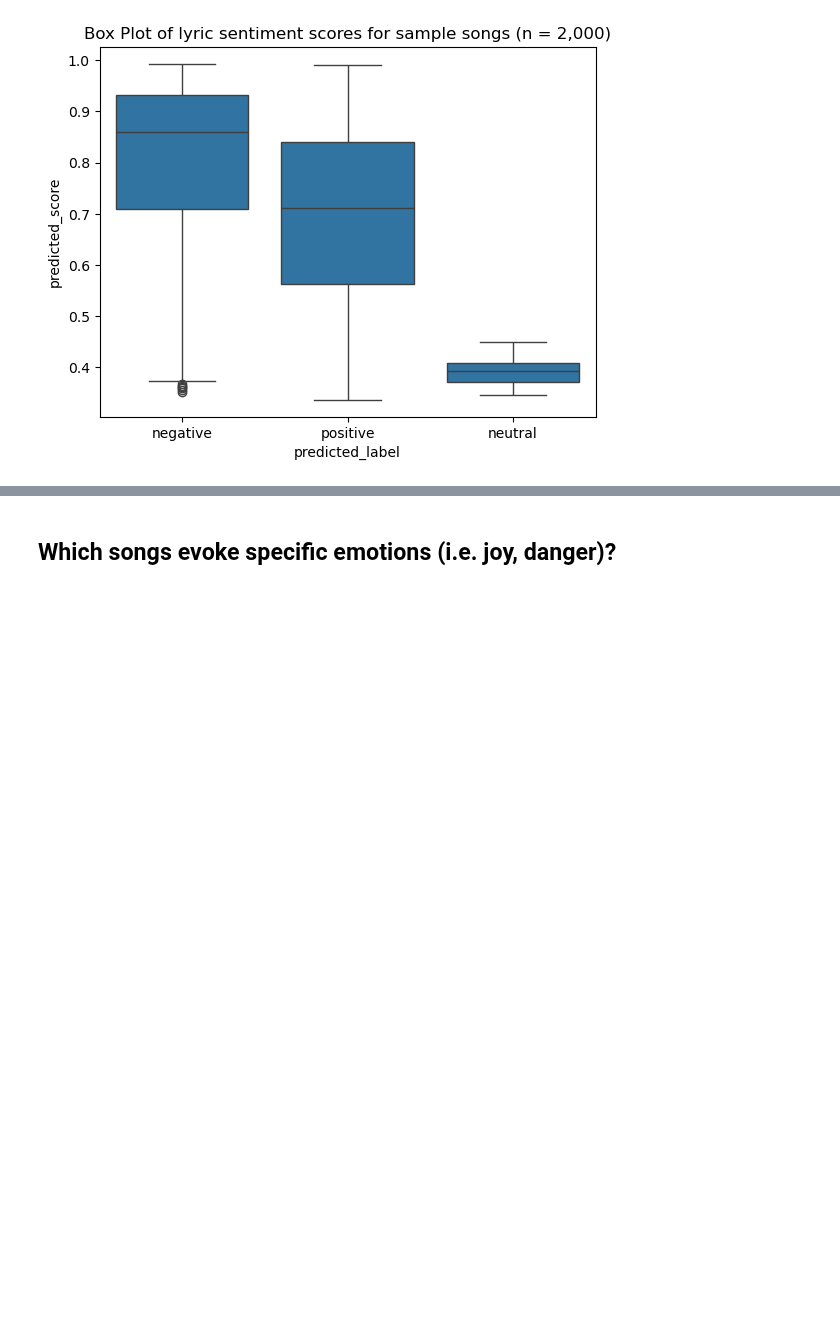
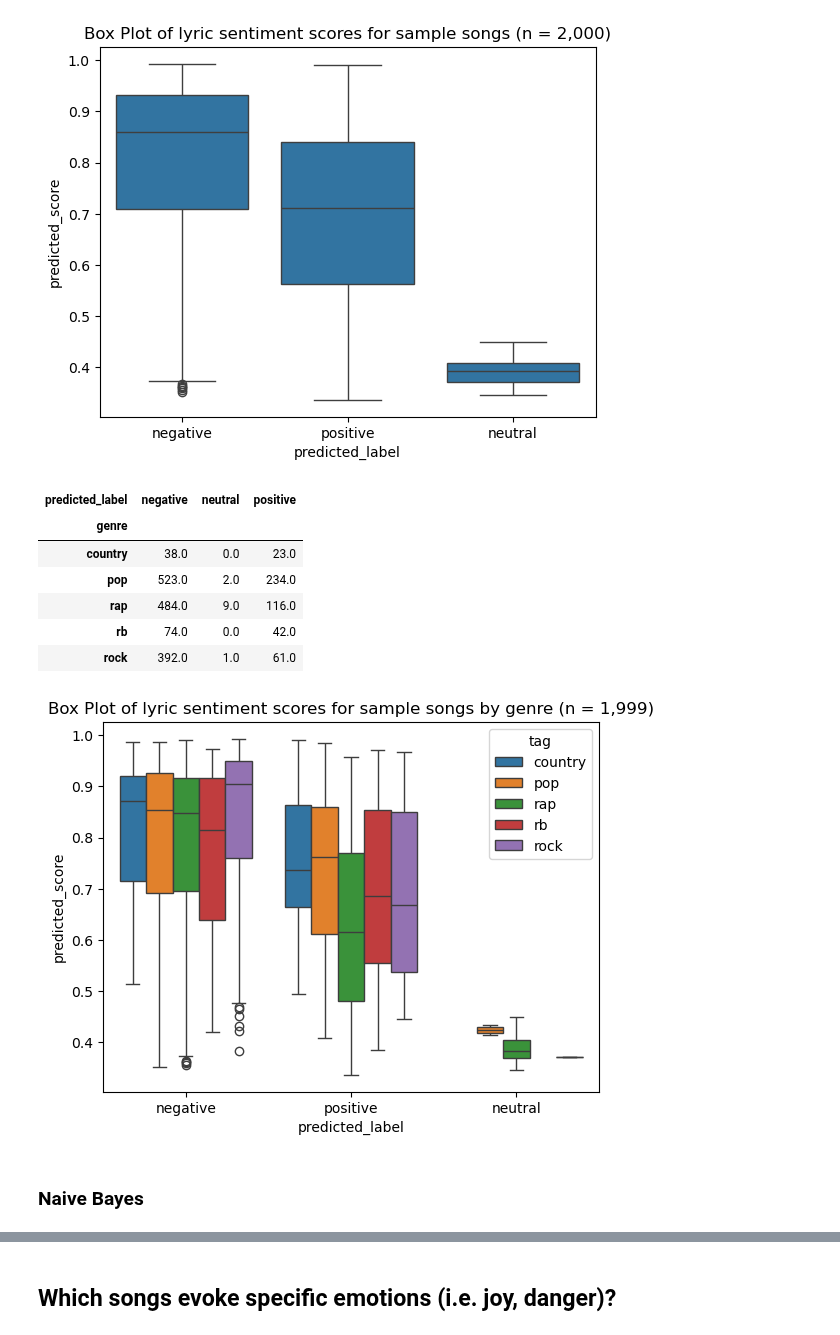
Before and after one commit to wanyakrecipes/lyrical_sentiment, a Jupyter notebook: notebook.ipynb, the cells around one changed output, grey strips where cells are left out. Cells and saved outputs as stored; diff of their text form; code cells hidden in the pictures; blank space fills up the shorter version.

Commit message:
updated analysis on zero-shot classification

```diff
--- a/notebook.ipynb
+++ b/notebook.ipynb
@@ -523,3 +537,9 @@ song_lyrics_zero_shot_df = song_lyrics_zero_shot_df.drop(columns=['classificatio
+# %%
+#Write results to csv
+#song_lyrics_zero_shot_df.to_csv('song_lyrics_zero_shot_df.csv')
+
+#Load zero shot results
+song_lyrics_zero_shot_df = pd.read_csv('song_lyrics_zero_shot_df.csv')
 # %%
 import seaborn as sns
 import matplotlib.pyplot as plt
@@ -539,3 +559,27 @@ plt.show()
 | 1 | neutral | 12 |
 | 2 | positive | 476 |
 [figure]
+# %%
+#Display table of results
+song_lyrics_zero_shot_by_genre_df = song_lyrics_zero_shot_df.groupby(['tag','predicted_label']).agg({'artist':'count'}).reset_index()
+song_lyrics_zero_shot_by_genre_df = song_lyrics_zero_shot_by_genre_df.rename(columns = {'artist' : 'number of predictions','tag' : 'genre'})
+song_lyrics_zero_shot_by_genre_df = song_lyrics_zero_shot_by_genre_df.pivot_table(index = 'genre',columns='predicted_label',values = 'number of predictions',fill_value=0)
+display(song_lyrics_zero_shot_by_genre_df)
+
+# Create a box plot to visualize and summarize distribution
+sns.boxplot(x='predicted_label', y = 'predicted_score', hue = 'tag',data = song_lyrics_zero_shot_df)
+plt.title('Box Plot of lyric sentiment scores for sample songs by genre (n = 1,999)')
+plt.show()
+# %% [output]
+| predicted_label | negative | neutral | positive |
+| genre |  |  |  |
+| country | 38.0 | 0.0 | 23.0 |
+| pop | 523.0 | 2.0 | 234.0 |
+| rap | 484.0 | 9.0 | 116.0 |
+| rb | 74.0 | 0.0 | 42.0 |
+| rock | 392.0 | 1.0 | 61.0 |
+[figure, added]
+# %% [markdown]
+### Naive Bayes
+
+<!-- Set up using labelled data from zero-shot classification -->
```
Also changed, not shown: parts of 8 cells of this notebook.
